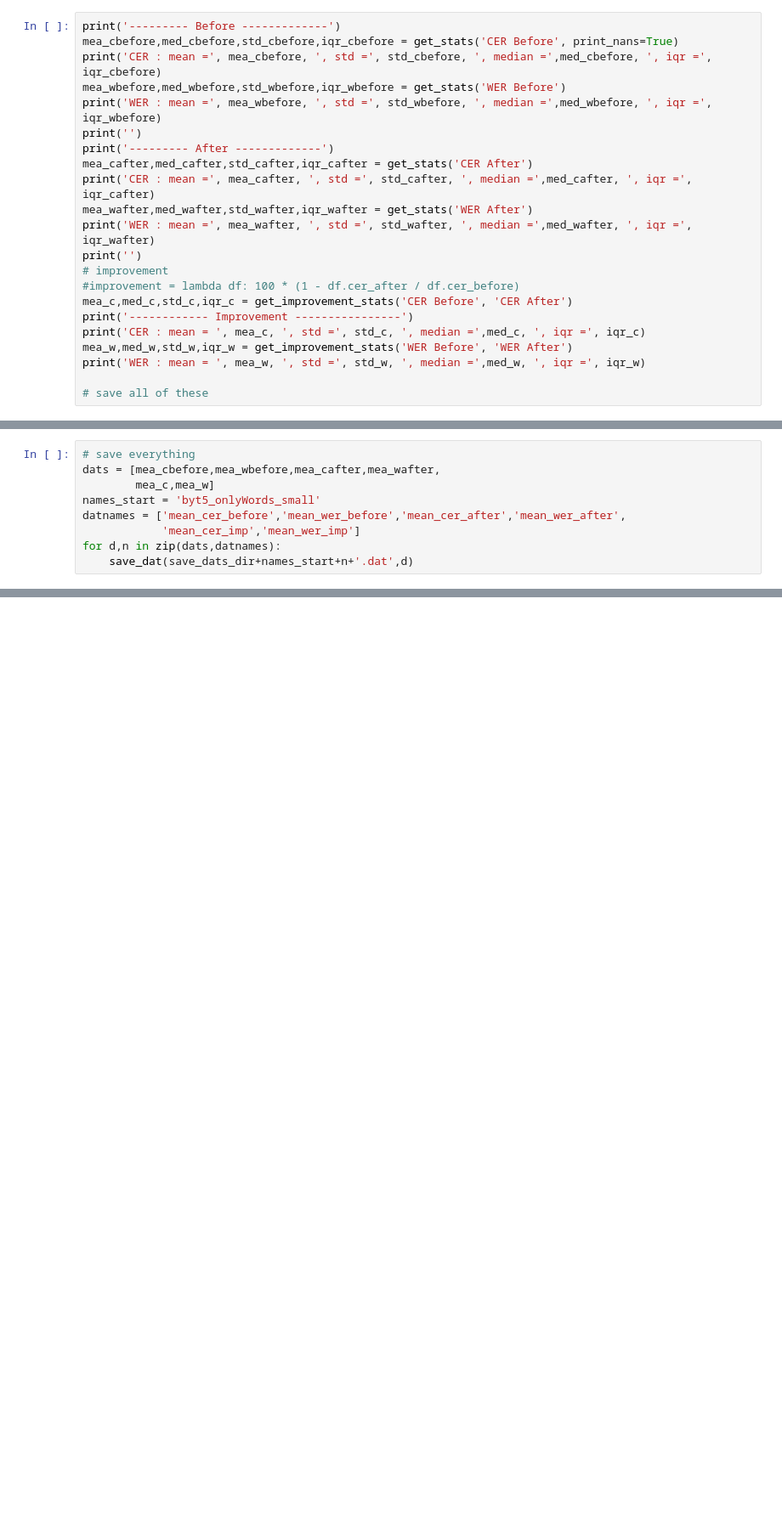
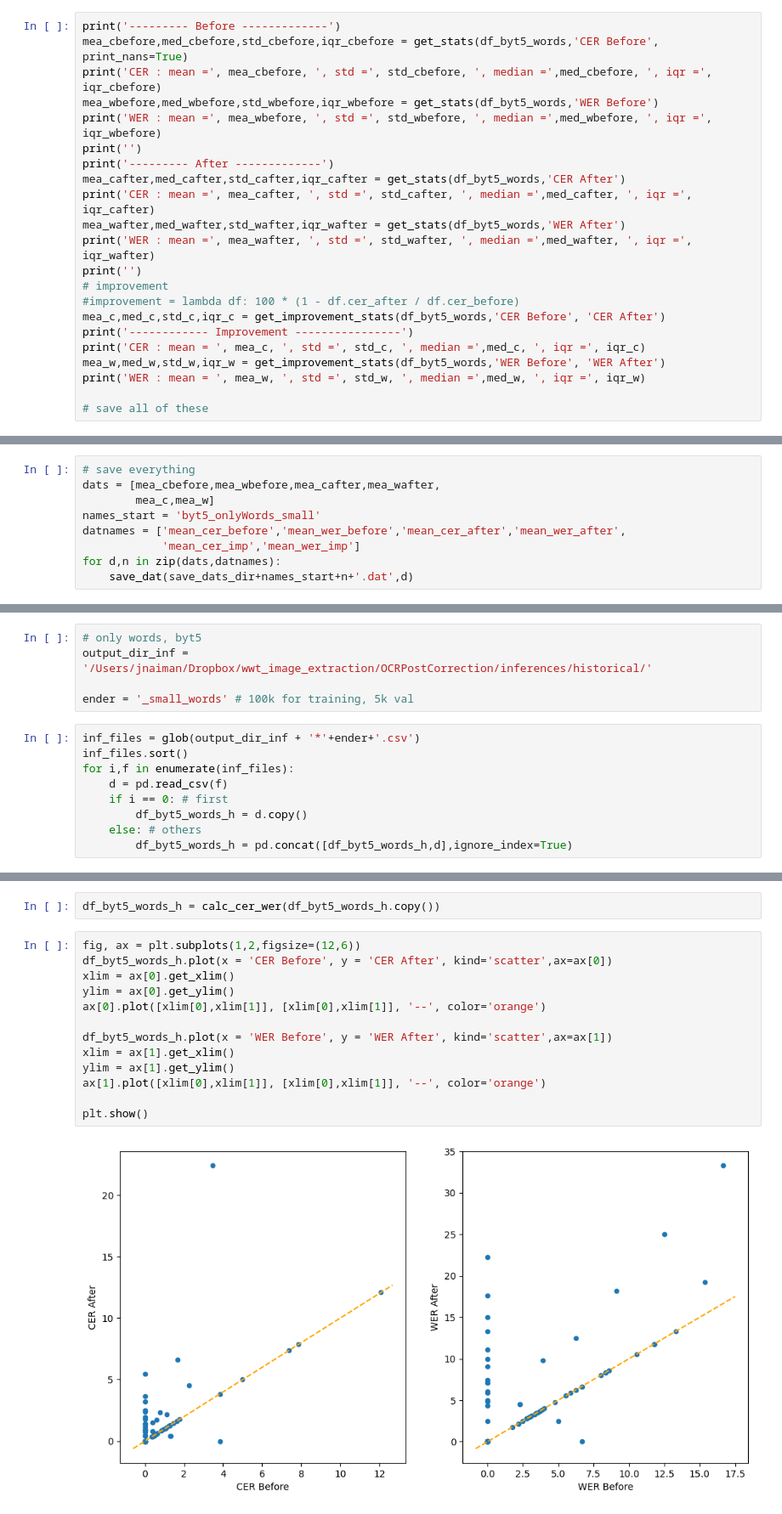
Before and after one commit to ReadingTimeMachine/ocr_post_correction, a Jupyter notebook: byt5/baseline_calcs.ipynb, the cells around one changed output, grey strips where cells are left out. Shown at 85% size. Saved outputs shown, nothing was run; the diff lists cells and outputs as text; blank space fills up the shorter version.

```diff
--- a/byt5/baseline_calcs.ipynb
+++ b/byt5/baseline_calcs.ipynb
@@ -136,23 +344,23 @@ def save_dat(fname,data,formatting = None):
         print(all_arts, file=f,end='')
 # %%
 print('--------- Before -------------')
-mea_cbefore,med_cbefore,std_cbefore,iqr_cbefore = get_stats('CER Before', print_nans=True)
+mea_cbefore,med_cbefore,std_cbefore,iqr_cbefore = get_stats(df_byt5_words,'CER Before', print_nans=True)
 print('CER : mean =', mea_cbefore, ', std =', std_cbefore, ', median =',med_cbefore, ', iqr =', iqr_cbefore)
-mea_wbefore,med_wbefore,std_wbefore,iqr_wbefore = get_stats('WER Before')
+mea_wbefore,med_wbefore,std_wbefore,iqr_wbefore = get_stats(df_byt5_words,'WER Before')
 print('WER : mean =', mea_wbefore, ', std =', std_wbefore, ', median =',med_wbefore, ', iqr =', iqr_wbefore)
 print('')
 print('--------- After -------------')
-mea_cafter,med_cafter,std_cafter,iqr_cafter = get_stats('CER After')
+mea_cafter,med_cafter,std_cafter,iqr_cafter = get_stats(df_byt5_words,'CER After')
 print('CER : mean =', mea_cafter, ', std =', std_cafter, ', median =',med_cafter, ', iqr =', iqr_cafter)
-mea_wafter,med_wafter,std_wafter,iqr_wafter = get_stats('WER After')
+mea_wafter,med_wafter,std_wafter,iqr_wafter = get_stats(df_byt5_words,'WER After')
 print('WER : mean =', mea_wafter, ', std =', std_wafter, ', median =',med_wafter, ', iqr =', iqr_wafter)
 print('')
 # improvement
 #improvement = lambda df: 100 * (1 - df.cer_after / df.cer_before)
-mea_c,med_c,std_c,iqr_c = get_improvement_stats('CER Before', 'CER After')
+mea_c,med_c,std_c,iqr_c = get_improvement_stats(df_byt5_words,'CER Before', 'CER After')
 print('------------ Improvement ----------------')
 print('CER : mean = ', mea_c, ', std =', std_c, ', median =',med_c, ', iqr =', iqr_c)
-mea_w,med_w,std_w,iqr_w = get_improvement_stats('WER Before', 'WER After')
+mea_w,med_w,std_w,iqr_w = get_improvement_stats(df_byt5_words,'WER Before', 'WER After')
 print('WER : mean = ', mea_w, ', std =', std_w, ', median =',med_w, ', iqr =', iqr_w)
 
 # save all of these
@@ -180,0 +391,14 @@ for d,n in zip(dats,datnames):
+# %%
+# only words, byt5
+output_dir_inf = '/Users/jnaiman/Dropbox/wwt_image_extraction/OCRPostCorrection/inferences/historical/'
+
+ender = '_small_words' # 100k for training, 5k val
+# %%
+inf_files = glob(output_dir_inf + '*'+ender+'.csv')
+inf_files.sort()
+for i,f in enumerate(inf_files):
+    d = pd.read_csv(f)
+    if i == 0: # first
+        df_byt5_words_h = d.copy()
+    else: # others
+        df_byt5_words_h = pd.concat([df_byt5_words_h,d],ignore_index=True)
@@ -180,0 +414,17 @@ for d,n in zip(dats,datnames):
+# %%
+df_byt5_words_h = calc_cer_wer(df_byt5_words_h.copy())
+# %%
+fig, ax = plt.subplots(1,2,figsize=(12,6))
+df_byt5_words_h.plot(x = 'CER Before', y = 'CER After', kind='scatter',ax=ax[0])
+xlim = ax[0].get_xlim()
+ylim = ax[0].get_ylim()
+ax[0].plot([xlim[0],xlim[1]], [xlim[0],xlim[1]], '--', color='orange')
+
+df_byt5_words_h.plot(x = 'WER Before', y = 'WER After', kind='scatter',ax=ax[1])
+xlim = ax[1].get_xlim()
+ylim = ax[1].get_ylim()
+ax[1].plot([xlim[0],xlim[1]], [xlim[0],xlim[1]], '--', color='orange')
+
+plt.show()
+# %% [output]
+[figure, added]
```
Also changed, not shown: parts of 31 cells of this notebook, 3 other files.
